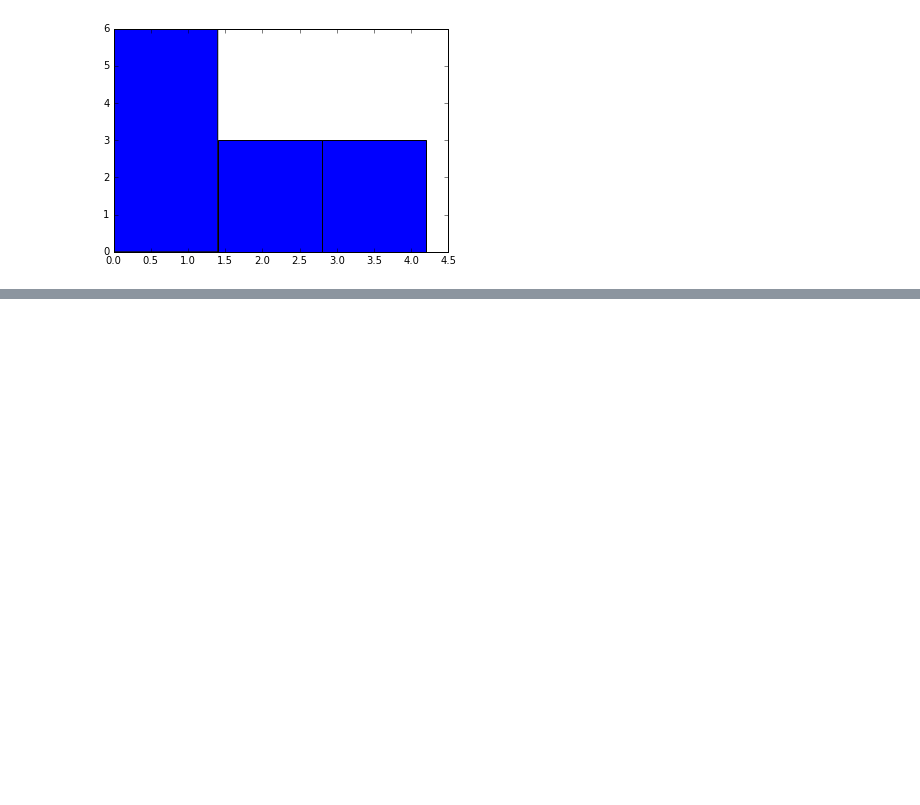
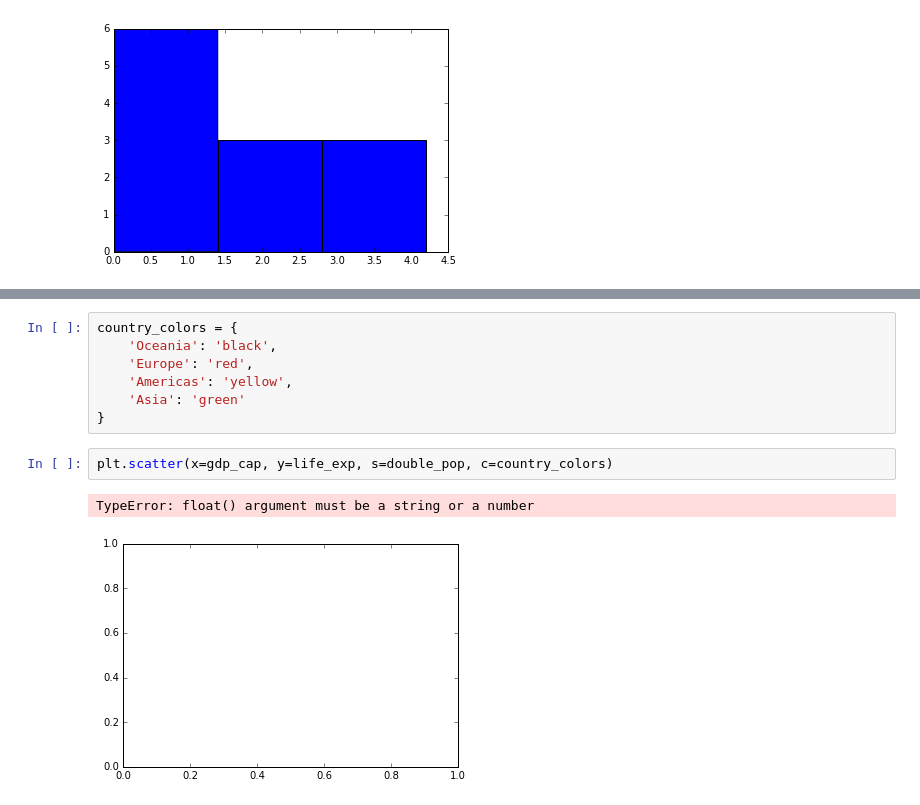
Before and after one commit to CodyHigdem/python_finance_101, a Jupyter notebook: 3_matplotlib.ipynb, the cells around one changed output, grey strips where cells are left out. Drawn from its saved outputs; the diff is of its cells as text; blank space fills up the shorter version.

```diff
--- a/3_matplotlib.ipynb
+++ b/3_matplotlib.ipynb
@@ -50,0 +69,12 @@ plt.plot(year, pop)
+# %%
+country_colors = {
+    'Oceania': 'black',
+    'Europe': 'red',
+    'Americas': 'yellow',
+    'Asia': 'green'
+}
+# %%
+plt.scatter(x=gdp_cap, y=life_exp, s=double_pop, c=country_colors)
+# %% [output]
+TypeError: float() argument must be a string or a number
+[figure, added]
```
Also changed, not shown: parts of 5 cells of this notebook.
